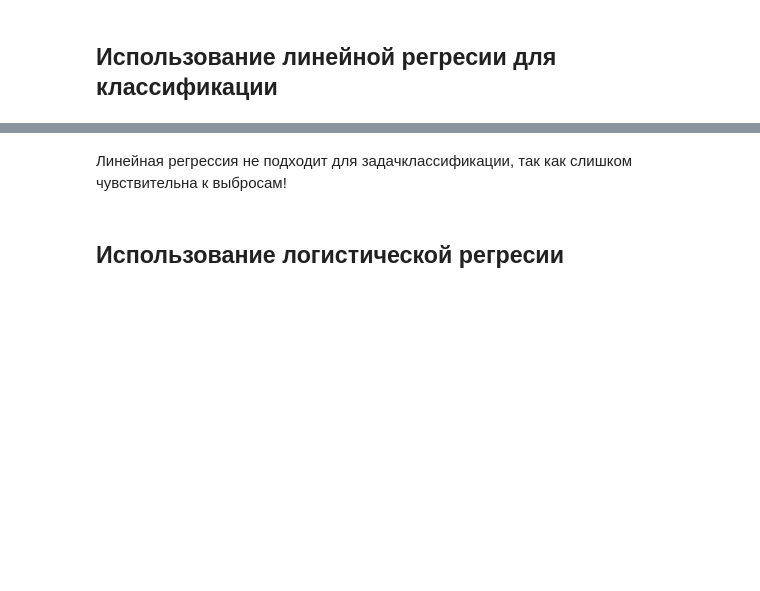
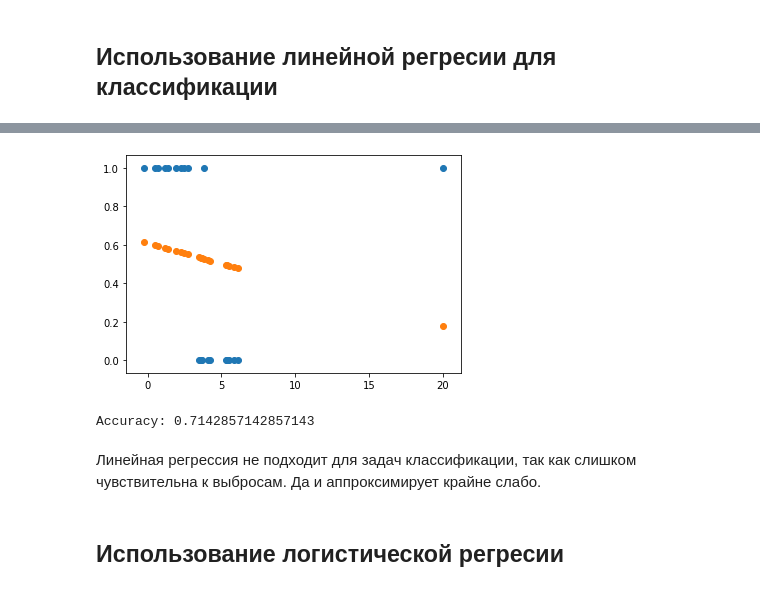
Before and after one commit to Gooogr/Book_Nishant_Shukla_Machine_Learning_with_TensorFlow, a Jupyter notebook: Chapter 4. Classification.ipynb, the cells around one changed output, grey strips where cells are left out. Saved outputs shown, nothing was run; the diff lists cells and outputs as text; code cells hidden in the pictures; blank space fills up the shorter version.

```diff
--- a/Chapter 4. Classification.ipynb
+++ b/Chapter 4. Classification.ipynb
@@ -62,0 +87,28 @@ Learned parameters: [ 0.46520972 -0.03971357]
+# %%
+learning_rate = 0.001
+training_epochs = 1000
+
+X = tf.placeholder('float')
+Y = tf.placeholder('float')
+
+def model(X, w):
+    return tf.add(tf.multiply(w[1], tf.pow(X, 1)), #y = w1 * x + w0
+                  tf.multiply(w[0], tf.pow(X, 0)))
+
+w = tf.Variable([0., 0.], name = 'parameters')
+y_model = model(X, w)
+
+cost = tf.reduce_sum(tf.square(Y - y_model)) #SE
+# Adding /len(xs) and transforming SE to MSE make situation warse. Why?
+train_op = tf.train.GradientDescentOptimizer(learning_rate).minimize(cost)
+
+init = tf.global_variables_initializer()
+with tf.Session() as sess:
+    sess.run(init)
+    for epoch in range(training_epochs):
+        sess.run(train_op, feed_dict={X: xs, Y: labels})
+        current_cost = sess.run(cost, feed_dict={X: xs, Y: labels})
+        if epoch % 100 == 0:
+            print(epoch, current_cost)
+    w_val = sess.run(w)
+    print('Learned parameters:', w_val)
@@ -62,0 +127,12 @@ Learned parameters: [ 0.46520972 -0.03971357]
+# %%
+y_pred = w_val[1] * xs + w_val[0]
+plt.scatter(xs, labels)
+plt.scatter(xs, y_pred)
+plt.show()
+# %% [output]
+[figure, added]
+# %%
+correct_prediction = (labels==(y_pred > 0.5))
+print('Accuracy:', np.mean(correct_prediction))
+# %% [output]
+Accuracy: 0.7142857142857143
@@ -63,5 +148,5 @@ Learned parameters: [ 0.46520972 -0.03971357]
 # %% [markdown]
-Линейная регрессия не подходит для задачклассификации, так как слишком чувствительна к выбросам!
+Линейная регрессия не подходит для задач классификации, так как слишком чувствительна к выбросам. Да и аппроксимирует крайне слабо.
 # %% [markdown]
 ## Использование логистической регресии
 # %%
```
Also changed, not shown: parts of 19 cells of this notebook.
